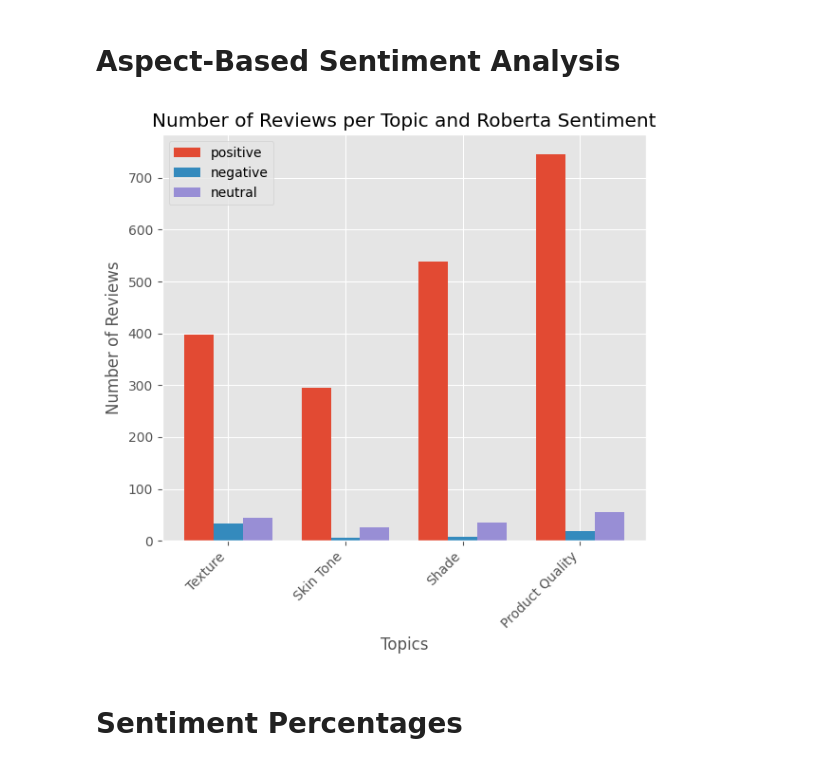
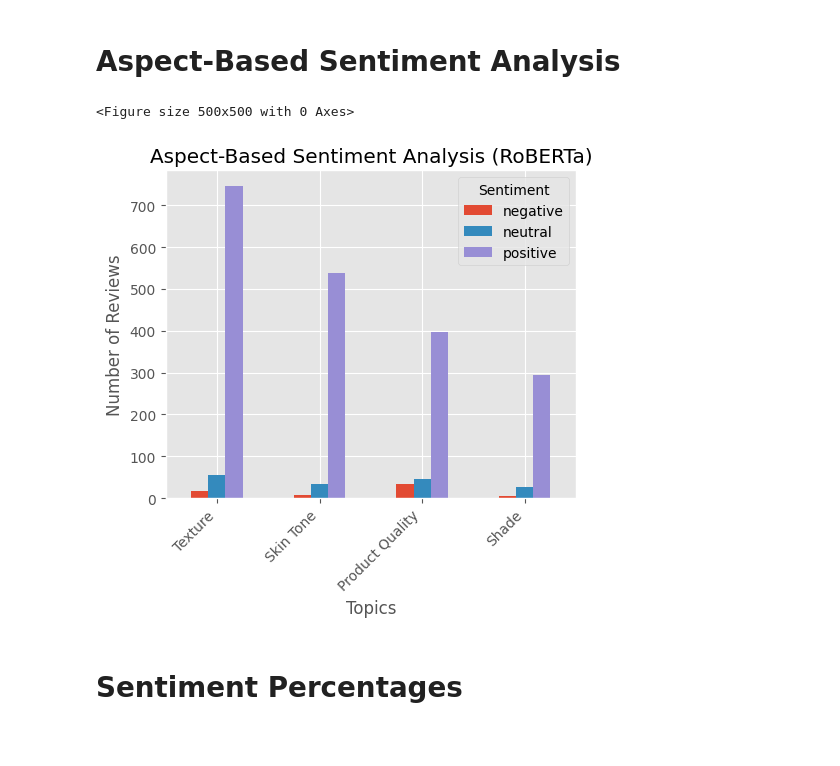
Before and after one commit to AlanoudAljibreen/Individual_Project, a Jupyter notebook: kay_sentiment.ipynb, the cells around one changed output. Drawn from its saved outputs; the diff is of its cells as text; code cells hidden in the pictures.

Commit message:
changed bar charts

```diff
--- a/kay_sentiment.ipynb
+++ b/kay_sentiment.ipynb
@@ -190,36 +190,33 @@ df.head()
 | 4 | 573181 | It's a very beautiful brown shade... | 2021-02-15 16:44:00 | 5.0 | Kay Beauty Matteinee Matte Lip Cr... | Texture | ... |
 # %% [markdown]
 # Aspect-Based Sentiment Analysis
-# %%
-# Group by topic and sentiment type and count the number of reviews
-grouped_counts = df.groupby(['Dominant_Topic_Label', 'roberta_sentiment']).size().unstack(fill_value=0)
-
-# Get unique topics
-topics = df['Dominant_Topic_Label'].unique()
-
-# Get sentiment types
-sentiment_types = ['positive', 'negative', 'neutral']
-
-# Plotting
-fig, ax = plt.subplots(figsize=(6, 6))
-width = 0.25
-x = np.arange(len(topics))
-
-for i, sentiment_type in enumerate(sentiment_types):
-    counts = grouped_counts[sentiment_type]
-    ax.bar(x + (i - 1) * width, counts, width, label=sentiment_type)
-
-ax.set_xlabel('Topics')
-ax.set_ylabel('Number of Reviews')
-ax.set_title('Number of Reviews per Topic and Roberta Sentiment')
-ax.set_xticks(x)
-ax.set_xticklabels(topics, rotation=45, ha='right')
-ax.legend()
-
-plt.tight_layout()
-plt.show()
-# %% [output]
-[figure, removed]
+# %%
+import pandas as pd
+import matplotlib.pyplot as plt
+import seaborn as sns
+
+# Group by Dominant_Topic_Label and roberta_sentiment and count the occurrences
+topic_sentiment_counts = df.groupby(['Dominant_Topic_Label', 'roberta_sentiment']).size().unstack().fillna(0)
+
+# Order topics by the total number of reviews
+topic_order = topic_sentiment_counts.sum(axis=1).sort_values(ascending=False).index
+
+# Reorder the dataframe based on the sorted topics
+topic_sentiment_counts = topic_sentiment_counts.loc[topic_order]
+
+# Plotting
+plt.figure(figsize=(5, 5))
+topic_sentiment_counts.plot(kind='bar', stacked=False, figsize=(5, 5))
+plt.title('Aspect-Based Sentiment Analysis (RoBERTa)')
+plt.xlabel('Topics')
+plt.ylabel('Number of Reviews')
+plt.xticks(rotation=45, ha='right')
+plt.legend(title='Sentiment')
+plt.tight_layout()
+plt.show()
+# %% [output]
+<Figure size 500x500 with 0 Axes>
+[figure, added]
 # %% [markdown]
 # Sentiment Percentages
 # %%
```
Also changed, not shown: 5 other files.
